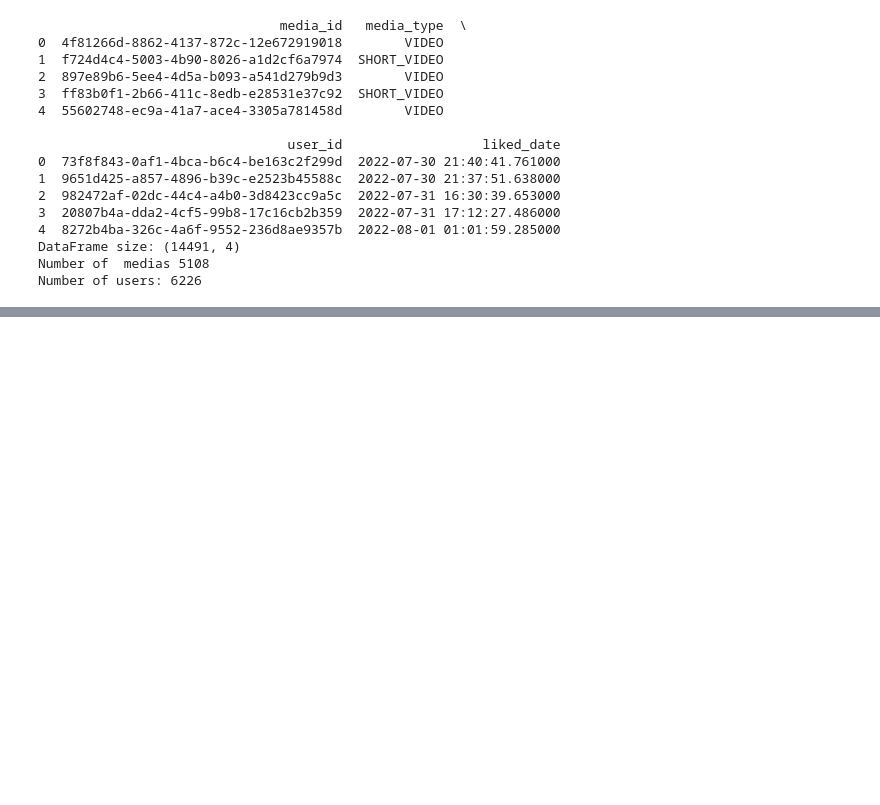
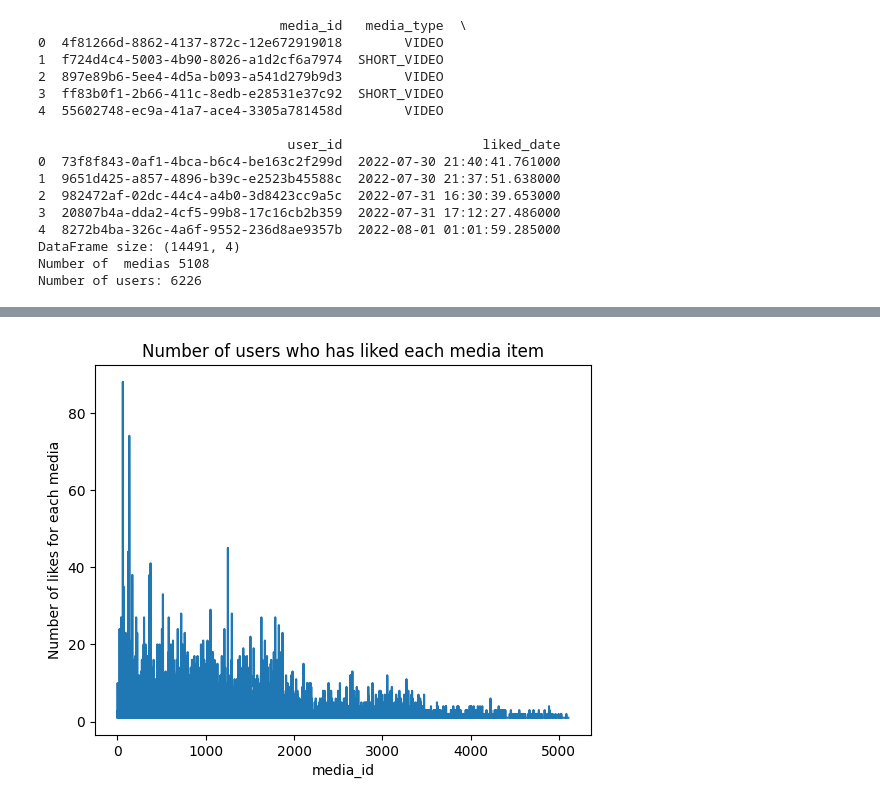
Before and after one commit to CodeTild/recommender-system-practice, a Jupyter notebook: datanalyzing.ipynb, the cells around one changed output, grey strips where cells are left out. Drawn from its saved outputs; the diff is of its cells as text; code cells hidden in the pictures; blank space fills up the shorter version.

```diff
--- a/datanalyzing.ipynb
+++ b/datanalyzing.ipynb
@@ -73,12 +82,14 @@ g.show()
 # %%
 x = list (range(len (media_liked_list)))
 plt.plot(x, media_liked_list)
-plt.xlabel('x - axis')
+plt.xlabel('media_id')
 # naming the y axis
-plt.ylabel('y - axis')
+plt.ylabel('Number of likes for each media')
 # giving a title to my graph
 plt.title('Number of users who has liked each media item')
 # function to show the plot
 h.show()
+# %% [output]
+[figure, added]
 # %%
 plt.hist(media_liked_list)
```
Also changed, not shown: parts of 4 cells of this notebook.
